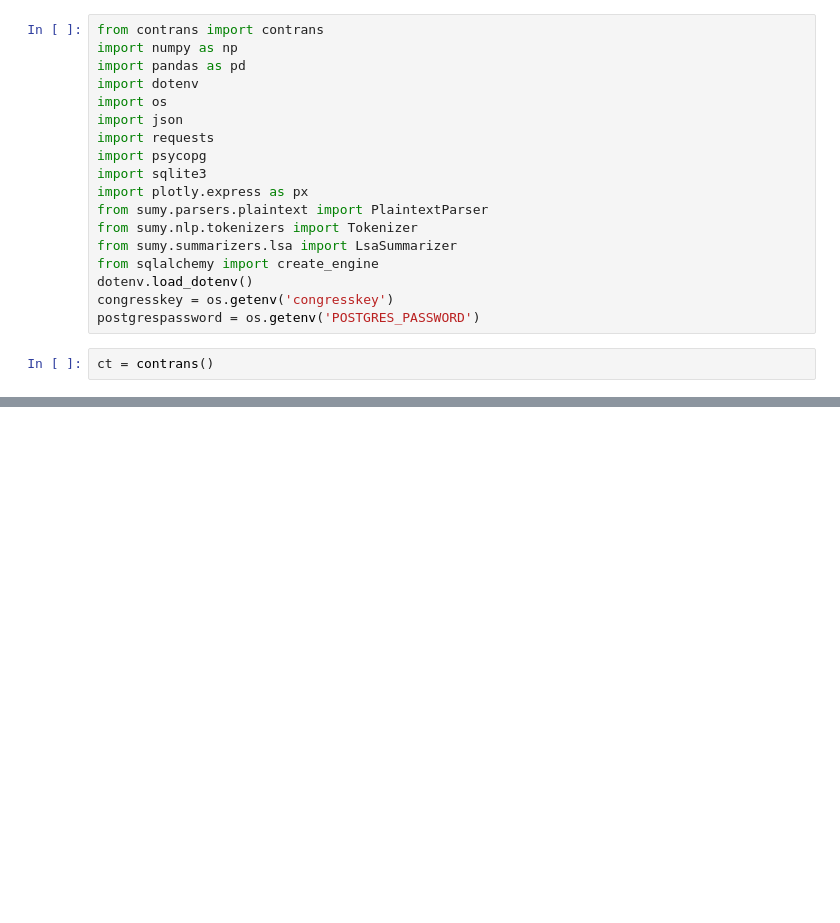
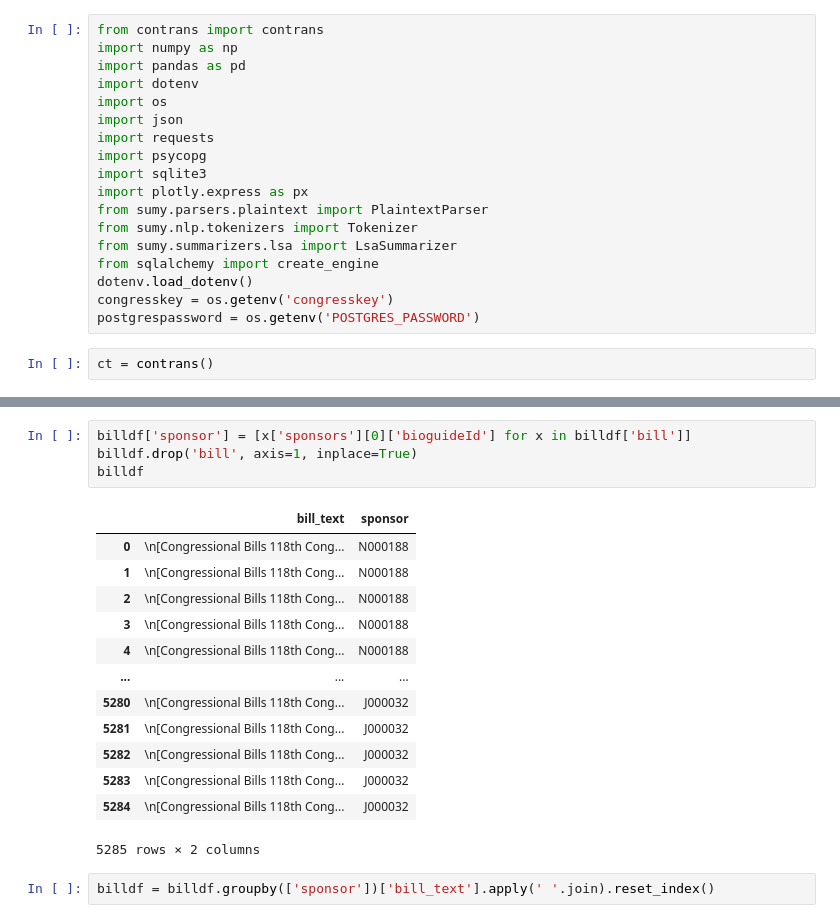
Before and after one commit to jkropko/contrans2024, a Jupyter notebook: sandbox.ipynb, the cells around one changed output, grey strips where cells are left out. Cells and saved outputs as stored; diff of their text form; blank space fills up the shorter version.

```diff
--- a/sandbox.ipynb
+++ b/sandbox.ipynb
@@ -22,0 +47,20 @@ server, engine = ct.connect_to_postgres(ct.POSTGRES_PASSWORD)
+# %%
+billdf['sponsor'] = [x['sponsors'][0]['bioguideId'] for x in billdf['bill']]
+billdf.drop('bill', axis=1, inplace=True)
+billdf
+# %% [output]
+|  | bill_text | sponsor |
+| 0 | \n[Congressional Bills 118th Cong... | N000188 |
+| 1 | \n[Congressional Bills 118th Cong... | N000188 |
+| 2 | \n[Congressional Bills 118th Cong... | N000188 |
+| 3 | \n[Congressional Bills 118th Cong... | N000188 |
+| 4 | \n[Congressional Bills 118th Cong... | N000188 |
+| ... | ... | ... |
+| 5280 | \n[Congressional Bills 118th Cong... | J000032 |
+| 5281 | \n[Congressional Bills 118th Cong... | J000032 |
+| 5282 | \n[Congressional Bills 118th Cong... | J000032 |
+| 5283 | \n[Congressional Bills 118th Cong... | J000032 |
+| 5284 | \n[Congressional Bills 118th Cong... | J000032 |
+5285 rows × 2 columns
+# %%
+billdf = billdf.groupby(['sponsor'])['bill_text'].apply(' '.join).reset_index()
```
Also changed, not shown: parts of 17 cells of this notebook, 3 other files.
